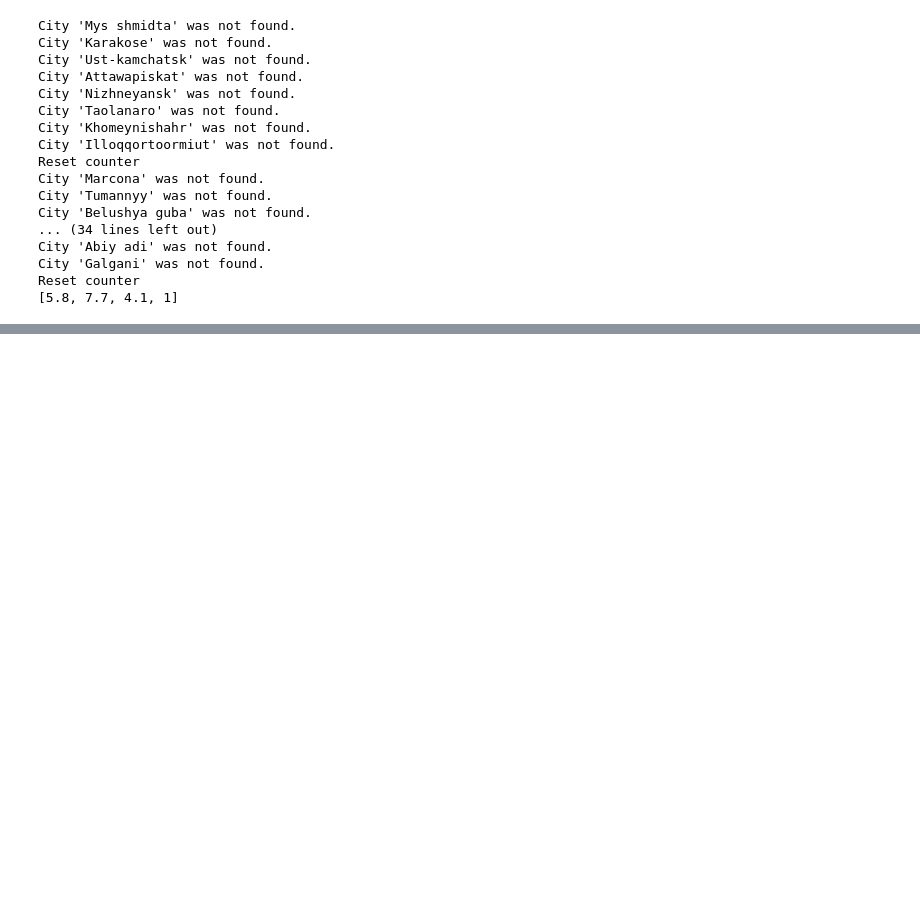
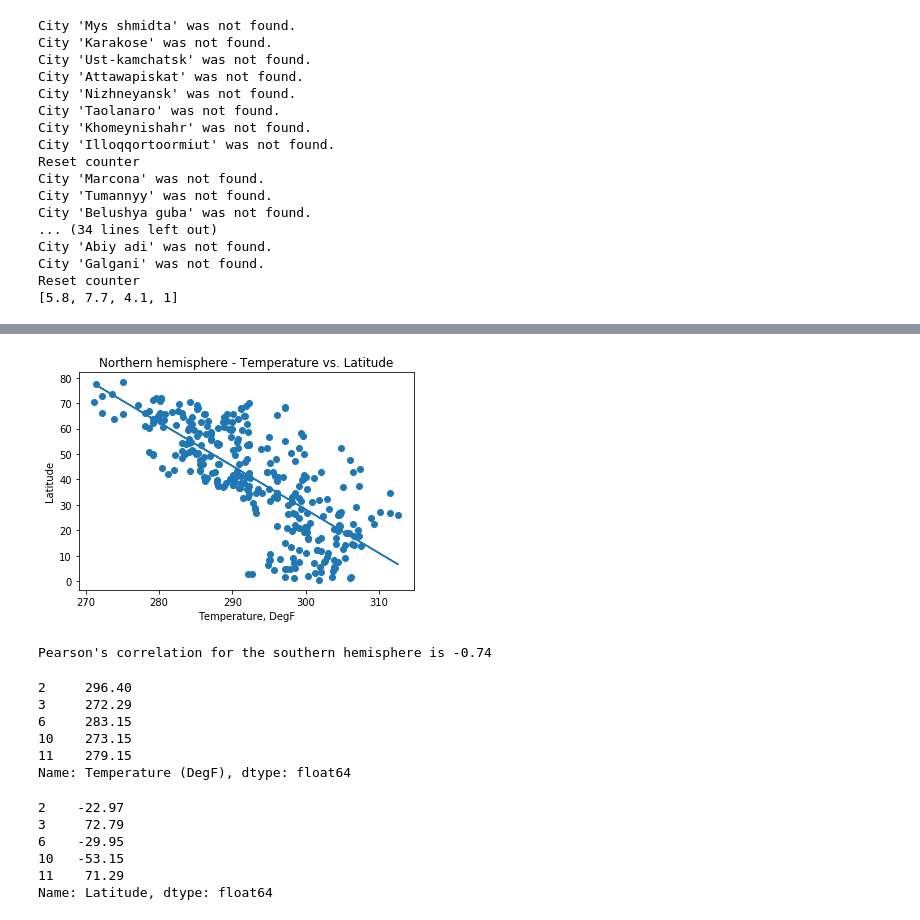
Before and after one commit to IrinaUX/python-api-challenge-2, a Jupyter notebook: WeatherPy/WeatherPy-Copy2.ipynb, the cells around one changed output, grey strips where cells are left out. Cells and saved outputs as stored; diff of their text form; code cells hidden in the pictures; blank space fills up the shorter version.

```diff
--- a/WeatherPy/WeatherPy-Copy2.ipynb
+++ b/WeatherPy/WeatherPy-Copy2.ipynb
@@ -136,0 +159,33 @@ southern_weather_df.head()
+# %%
+plt.scatter(temp_north, lat_north)
+plt.title("Northern hemisphere - Temperature vs. Latitude")
+plt.xlabel("Temperature, DegF")
+plt.ylabel("Latitude")
+m, b = np.polyfit(temp_north, lat_north, 1)
+plt.plot(temp_north, m*temp_north + b)
+plt.show()
+# Identify Pearson value
+print(f"Pearson's correlation for the southern hemisphere is {round(sts.pearsonr(temp_north, lat_north)[0],2)}")
+# %% [output]
+[figure, added]
+Pearson's correlation for the southern hemisphere is -0.74
+# %%
+temp_south = southern_weather_df['Temperature (DegF)']
+print(temp_south[:5])
+# %% [output]
+2     296.40
+3     272.29
+6     283.15
+10    273.15
+11    279.15
+Name: Temperature (DegF), dtype: float64
+# %%
+lat_south = southern_weather_df['Latitude']
+print(lat_south[:5])
+# %% [output]
+2    -22.97
+3     72.79
+6    -29.95
+10   -53.15
+11    71.29
+Name: Latitude, dtype: float64
```
Also changed, not shown: parts of 8 cells of this notebook.
